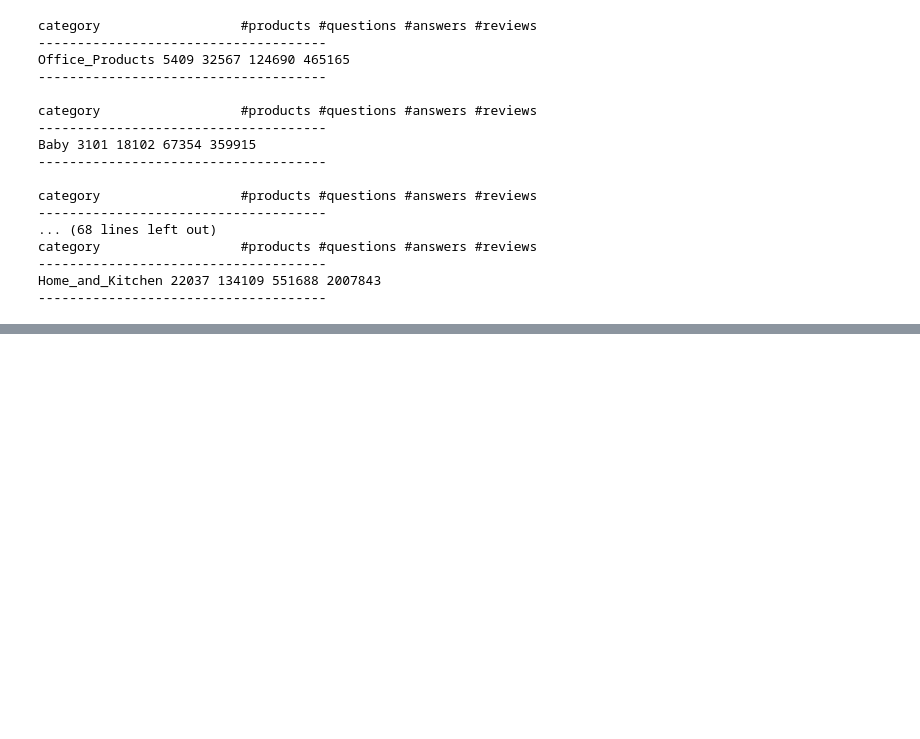
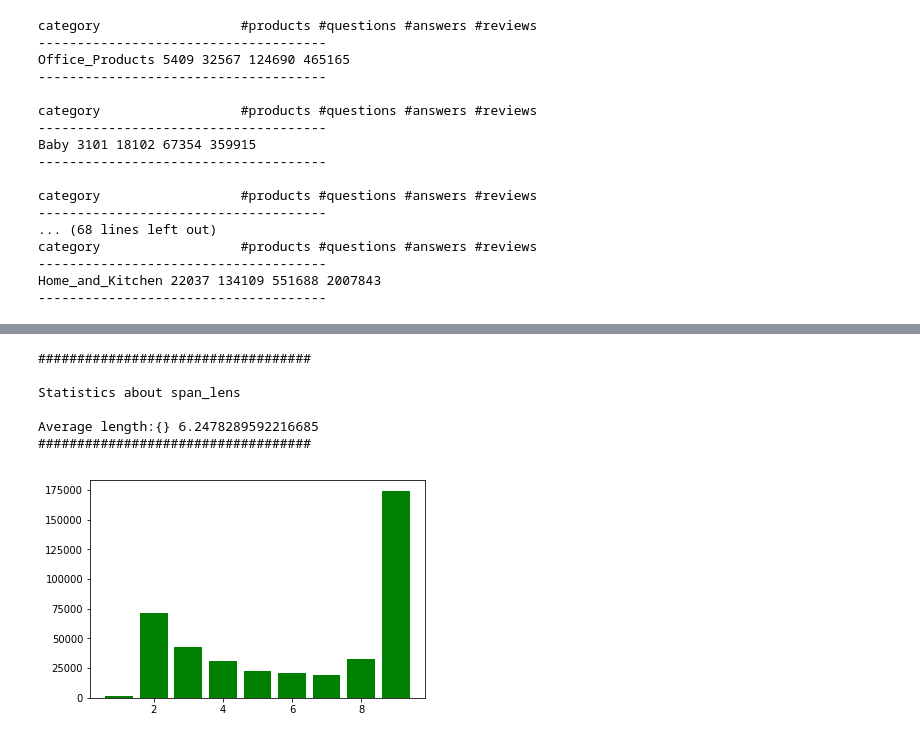
Before and after one commit to amazonqa/amazonqa, a Jupyter notebook: notebooks/AmazonQA_Full_Data_Analysis.ipynb, the cells around one changed output, grey strips where cells are left out. Saved outputs shown, nothing was run; the diff lists cells and outputs as text; code cells hidden in the pictures; blank space fills up the shorter version.

Commit message:
span answer analysis added

```diff
--- a/notebooks/AmazonQA_Full_Data_Analysis.ipynb
+++ b/notebooks/AmazonQA_Full_Data_Analysis.ipynb
@@ -421,0 +461,44 @@ Home_and_Kitchen 22037 134109 551688 2007843
+# %%
+def get_all_spans(input_file):
+    all_spans = []
+
+    rfp = open(input_file, 'r')
+    for line in tqdm(rfp):
+        row = json.loads(line)
+        spans = row["qas"][0]["answers"]
+        for span in spans:
+            text = process_text(span["text"])
+            all_spans.append(text)
+
+    return all_spans
+# %%
+data_dir = "/Users/rchanda/Acads/Fall-2018/Capstone/Explicable-Question-Answering/data/"
+input_file = data_dir+"val-qar_squad_all.jsonl"
+# %%
+all_spans = get_all_spans(input_file)
+# %%
+def get_span_stats(all_spans):
+    word_freqs = defaultdict(int)
+    span_lens = defaultdict(int)
+    span_freqs = defaultdict(int)
+
+    for text in all_spans:
+        span_freqs[text] += 1
+
+        tokens = text.split()
+        span_lens[len(tokens)] += 1
+        for word in tokens:
+            word_freqs[word] += 1
+
+    generate_histograms(span_lens, "span_lens")
+    return word_freqs, span_freqs
+# %%
+word_freqs, span_freqs = get_span_stats(all_spans)
+# %% [output]
+###################################
+
+Statistics about span_lens
+
+Average length:{} 6.2478289592216685
+###################################
+[figure, added]
```
Also changed, not shown: parts of 10 cells of this notebook.
